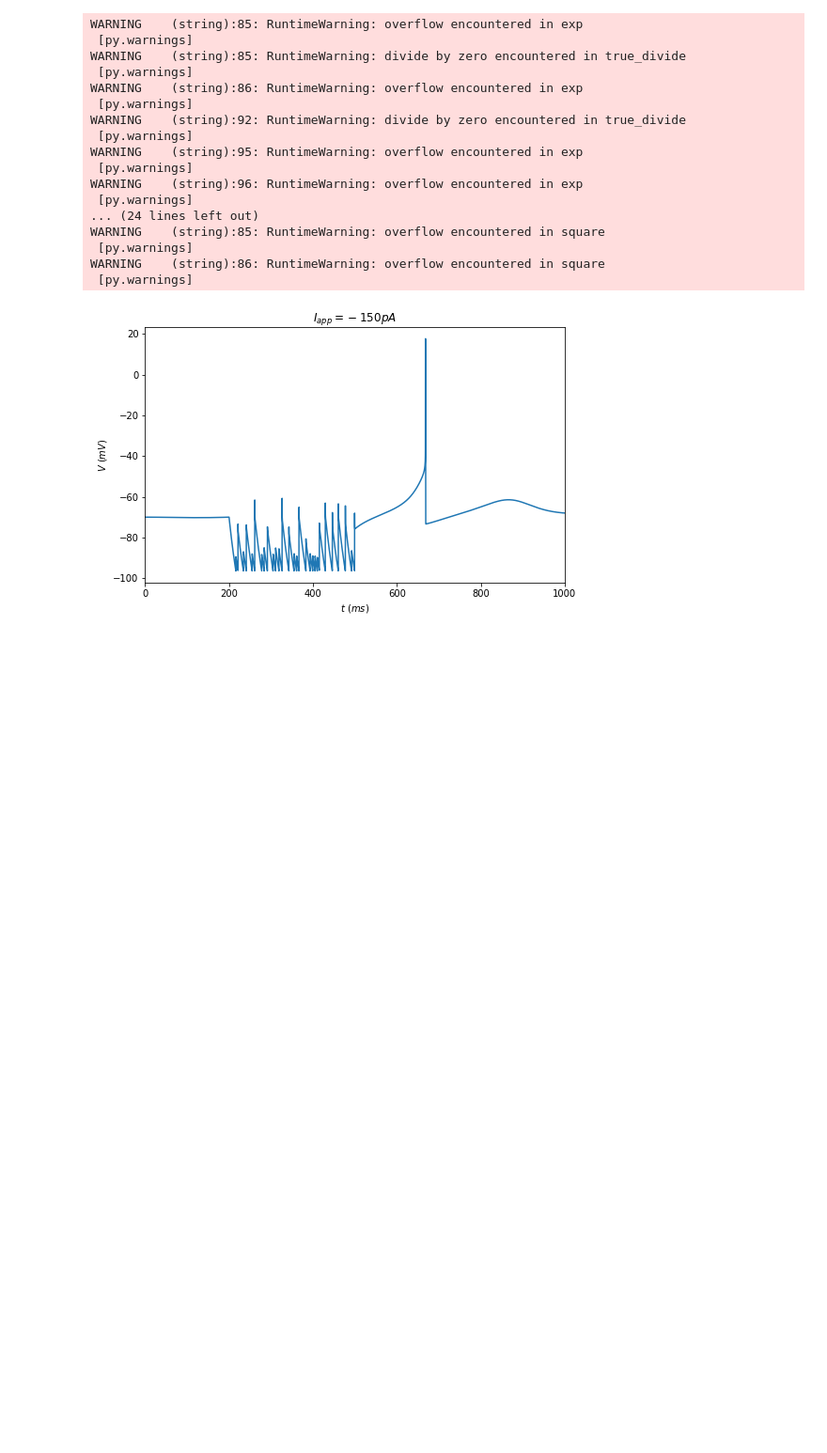
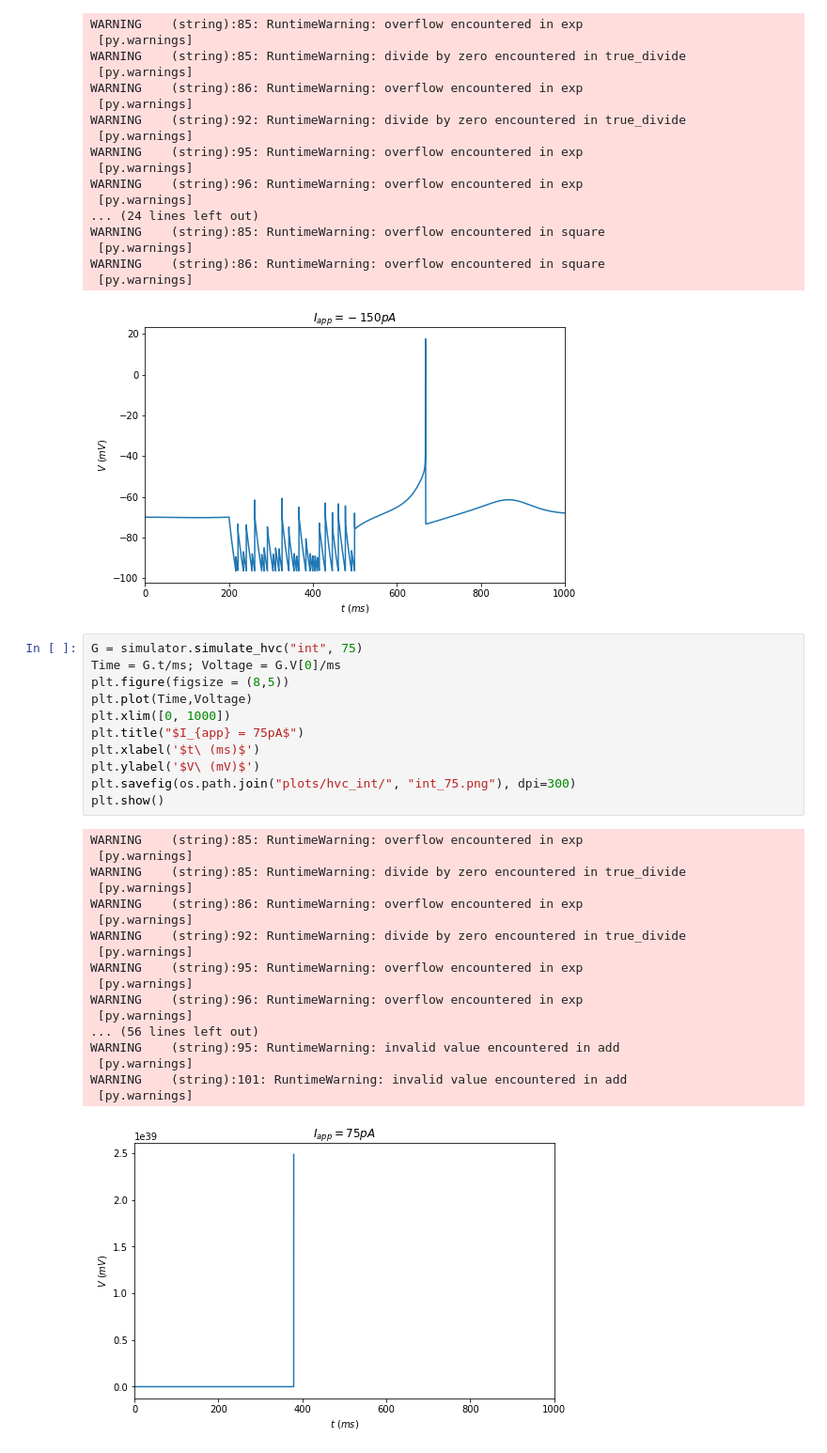
Before and after one commit to Aditi-Asati/My-HVC-Model, a Jupyter notebook: hvc_neurons_sims.ipynb, the cells around one changed output. Shown: that part at 94% size. Cells and saved outputs as stored; diff of their text form; blank space fills up the shorter version.

```diff
--- a/hvcx_model_new.ipynb
+++ b/hvc_neurons_sims.ipynb
@@ -259,3 +259,33 @@ WARNING    (string):85: RuntimeWarning: overflow encountered in square
 WARNING    (string):86: RuntimeWarning: overflow encountered in square
  [py.warnings]
 [figure]
+# %%
+G = simulator.simulate_hvc("int", 75)
+Time = G.t/ms; Voltage = G.V[0]/ms
+plt.figure(figsize = (8,5))
+plt.plot(Time,Voltage)
+plt.xlim([0, 1000])
+plt.title("$I_{app} = 75pA$")
+plt.xlabel('$t\ (ms)$')
+plt.ylabel('$V\ (mV)$')
+plt.savefig(os.path.join("plots/hvc_int/", "int_75.png"), dpi=300)
+plt.show()
+# %% [output]
+WARNING    (string):85: RuntimeWarning: overflow encountered in exp
+ [py.warnings]
+WARNING    (string):85: RuntimeWarning: divide by zero encountered in true_divide
+ [py.warnings]
+WARNING    (string):86: RuntimeWarning: overflow encountered in exp
+ [py.warnings]
+WARNING    (string):92: RuntimeWarning: divide by zero encountered in true_divide
+ [py.warnings]
+WARNING    (string):95: RuntimeWarning: overflow encountered in exp
+ [py.warnings]
+WARNING    (string):96: RuntimeWarning: overflow encountered in exp
+ [py.warnings]
+... (56 lines left out)
+WARNING    (string):95: RuntimeWarning: invalid value encountered in add
+ [py.warnings]
+WARNING    (string):101: RuntimeWarning: invalid value encountered in add
+ [py.warnings]
+[figure, added]
```
Also changed, not shown: parts of 1 cell of this notebook, 6 other files.
